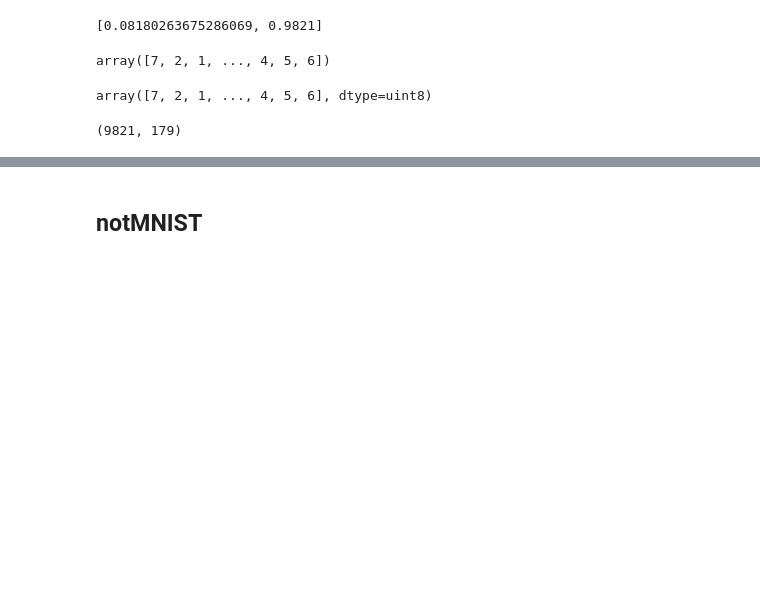
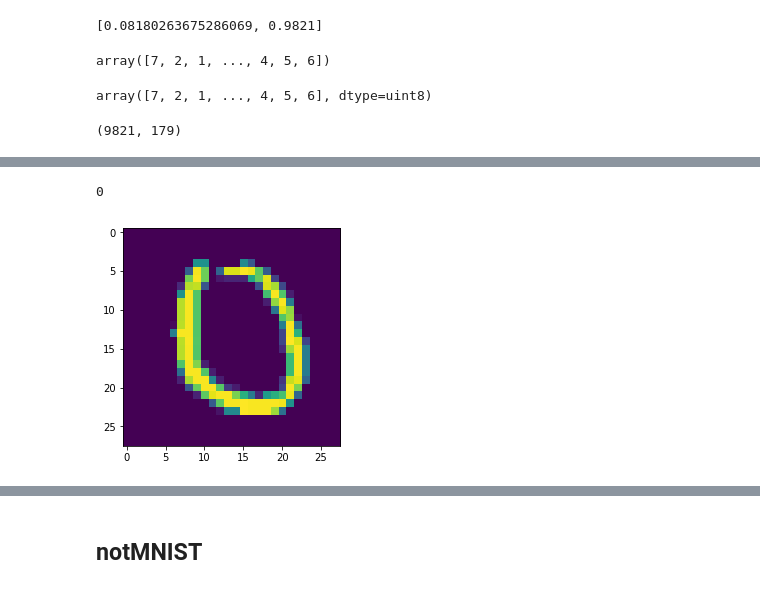
Before and after one commit to samiriff/MLND-digit-recognition, a Jupyter notebook: Copy_of_digit_recognition.ipynb, the cells around one changed output, grey strips where cells are left out. Drawn from its saved outputs; the diff is of its cells as text; code cells hidden in the pictures; blank space fills up the shorter version.

```diff
--- a/Copy_of_digit_recognition.ipynb
+++ b/Copy_of_digit_recognition.ipynb
@@ -179,0 +195,7 @@ np.sum(preds == y_test), np.sum(preds != y_test)
+# %%
+dummy_x, dummy_y = shuffle(X_train, y_train)
+plt.imshow(dummy_x[0])
+dummy_y[0]
+# %% [output]
+0
+[figure, added]
```
Also changed, not shown: parts of 28 cells of this notebook.
